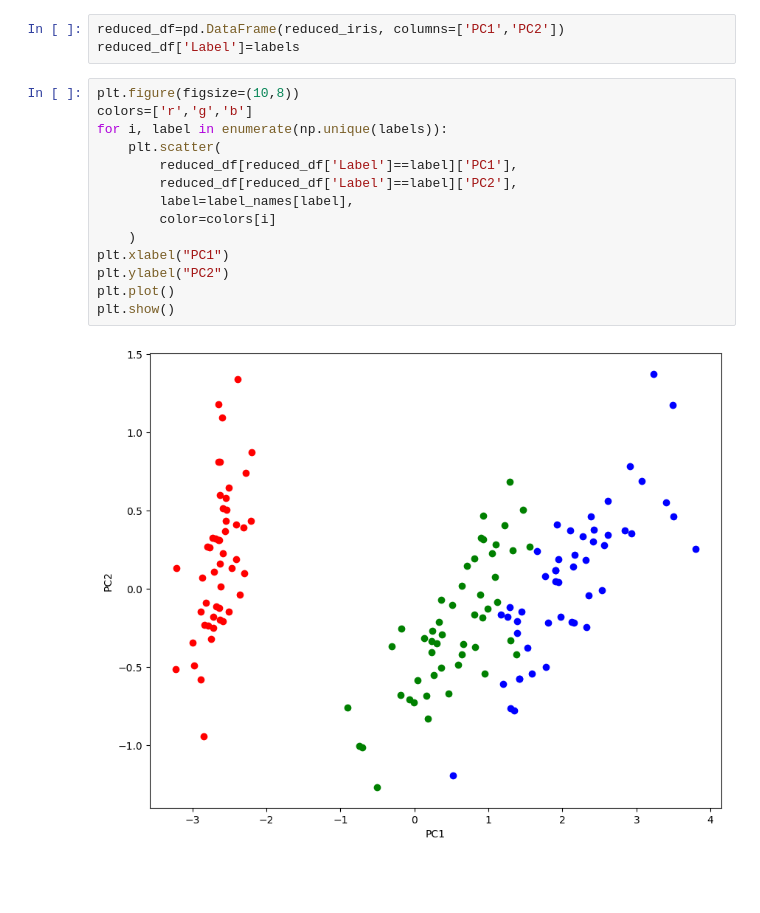
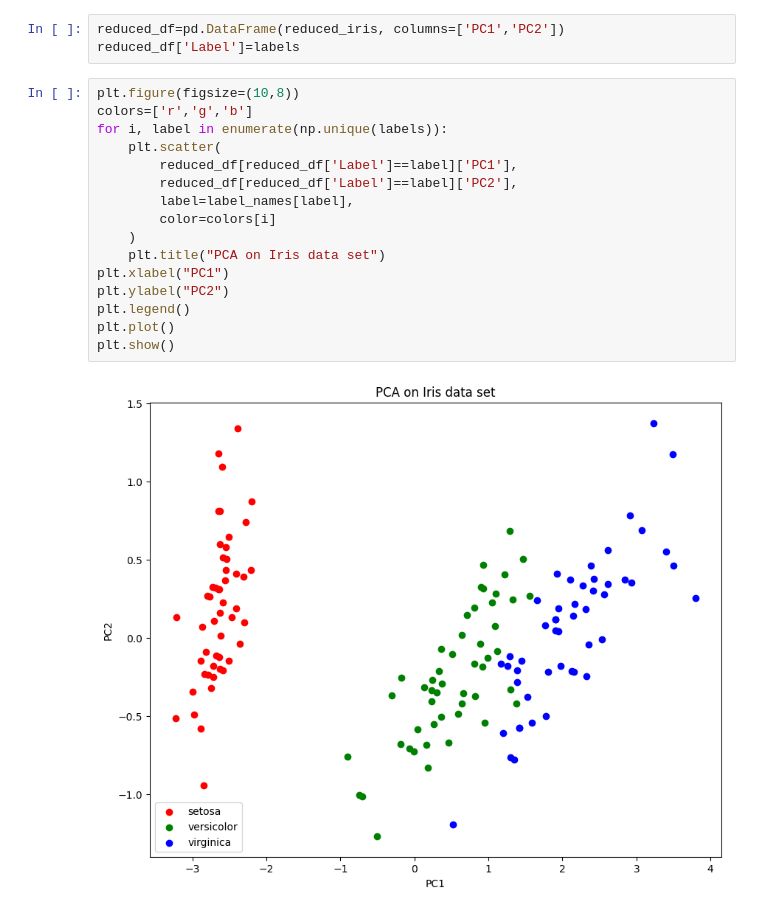
Before and after one commit to Bhaanavee/california_housing, a Jupyter notebook: MLprog3.ipynb, the cells around one changed output. Saved outputs shown, nothing was run; the diff lists cells and outputs as text; blank space fills up the shorter version.

```diff
--- a/MLprog3.ipynb
+++ b/MLprog3.ipynb
@@ -24,16 +24,18 @@ reduced_df['Label']=labels
 # %%
 plt.figure(figsize=(10,8))
 colors=['r','g','b']
 for i, label in enumerate(np.unique(labels)):
     plt.scatter(
         reduced_df[reduced_df['Label']==label]['PC1'],
         reduced_df[reduced_df['Label']==label]['PC2'],
         label=label_names[label],
         color=colors[i]
     )
+    plt.title("PCA on Iris data set")
 plt.xlabel("PC1")
 plt.ylabel("PC2")
+plt.legend()
 plt.plot()
 plt.show()
 # %% [output]
-[figure, old version]
+[figure, new version]
```
Also changed, not shown: 3 other files.
